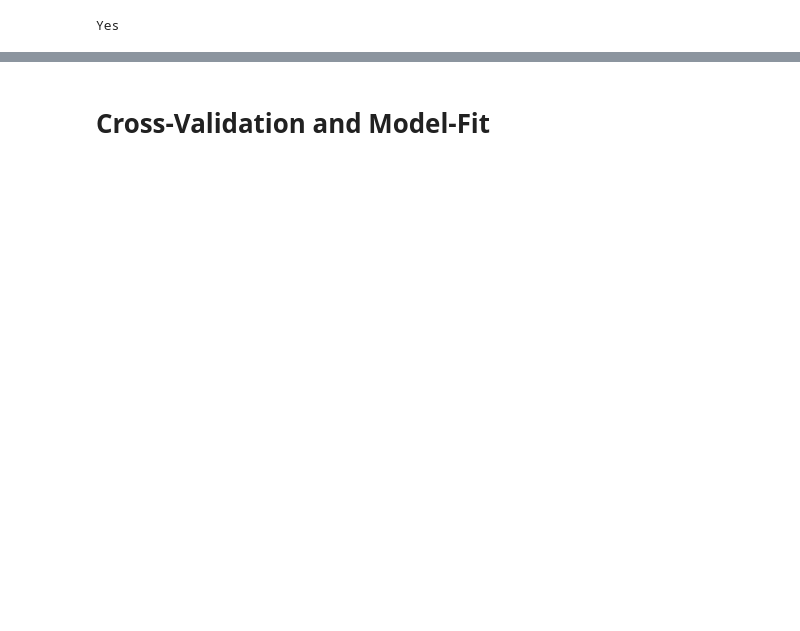
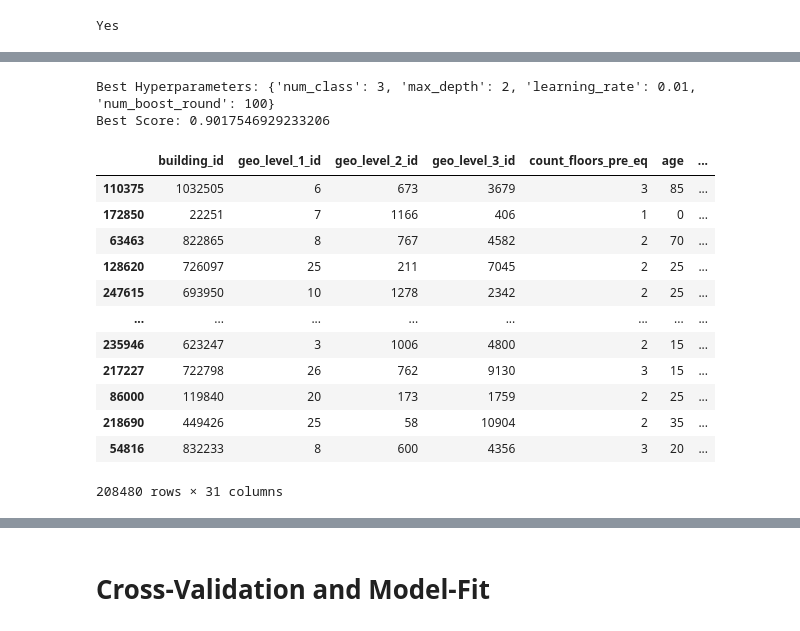
Before and after one commit to rswm/Earthquake-challenge, a Jupyter notebook: master_pipeline.ipynb, the cells around one changed output, grey strips where cells are left out. Saved outputs shown, nothing was run; the diff lists cells and outputs as text; code cells hidden in the pictures; blank space fills up the shorter version.

```diff
--- a/master_pipeline.ipynb
+++ b/master_pipeline.ipynb
@@ -120,3 +175,33 @@ X_train
+# %%
+best_params = None
+best_score = float('-inf')  # Initialize to negative infinity
+
+for key, (params, score) in results.items():
+    if score > best_score:
+        best_score = score
+        best_params = params
+
+print("Best Hyperparameters:", best_params)
+print("Best Score:", best_score)
+# %% [output]
+Best Hyperparameters: {'num_class': 3, 'max_depth': 2, 'learning_rate': 0.01, 'num_boost_round': 100}
+Best Score: 0.9017546929233206
+# %%
+X_train
+# %% [output]
+|  | building_id | geo_level_1_id | geo_level_2_id | geo_level_3_id | count_floors_pre_eq | age | ... |
+| 110375 | 1032505 | 6 | 673 | 3679 | 3 | 85 | ... |
+| 172850 | 22251 | 7 | 1166 | 406 | 1 | 0 | ... |
+| 63463 | 822865 | 8 | 767 | 4582 | 2 | 70 | ... |
+| 128620 | 726097 | 25 | 211 | 7045 | 2 | 25 | ... |
+| 247615 | 693950 | 10 | 1278 | 2342 | 2 | 25 | ... |
+| ... | ... | ... | ... | ... | ... | ... | ... |
+| 235946 | 623247 | 3 | 1006 | 4800 | 2 | 15 | ... |
+| 217227 | 722798 | 26 | 762 | 9130 | 3 | 15 | ... |
+| 86000 | 119840 | 20 | 173 | 1759 | 2 | 25 | ... |
+| 218690 | 449426 | 25 | 58 | 10904 | 2 | 35 | ... |
+| 54816 | 832233 | 8 | 600 | 4356 | 3 | 20 | ... |
+208480 rows × 31 columns
 # %%
 X_test
 # %% [output]
```
Also changed, not shown: parts of 26 cells of this notebook, 3 other files.
